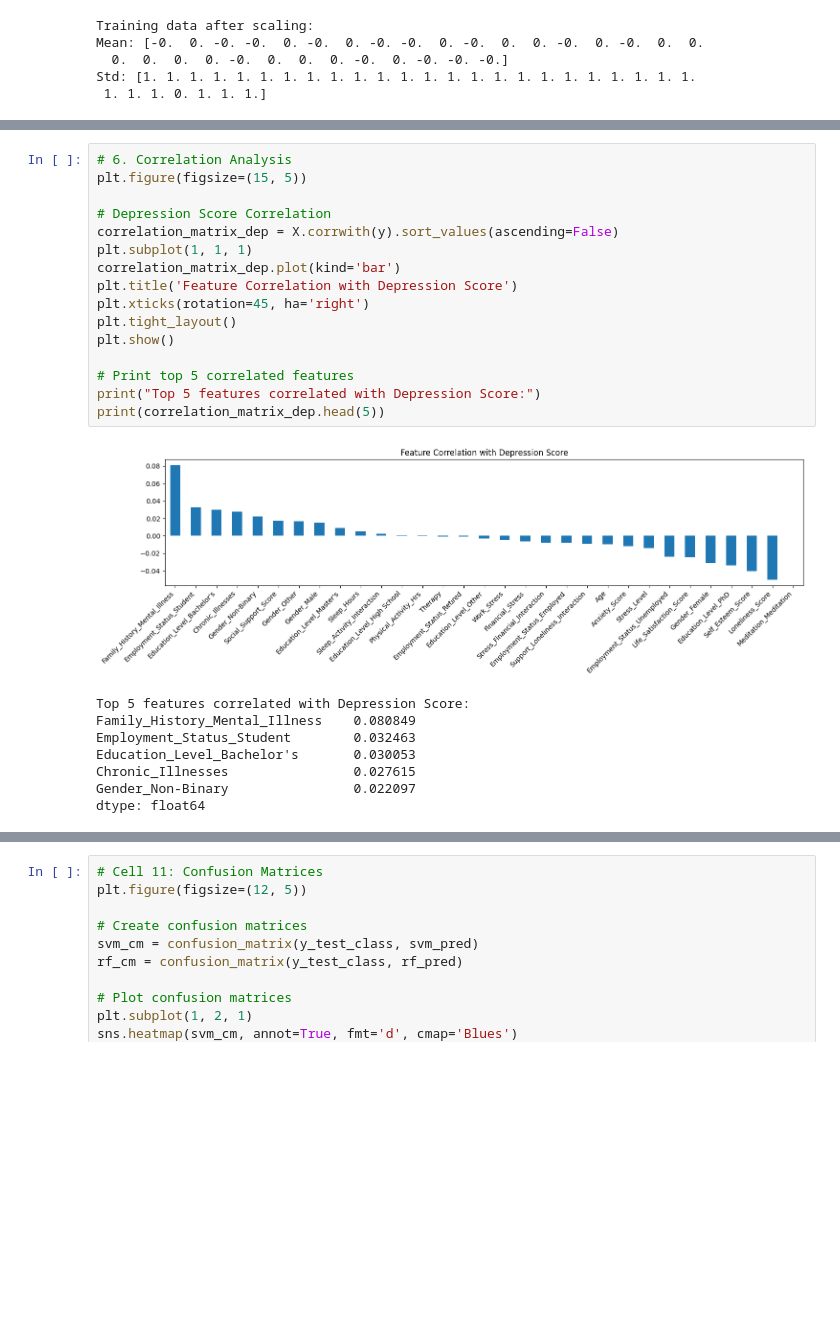
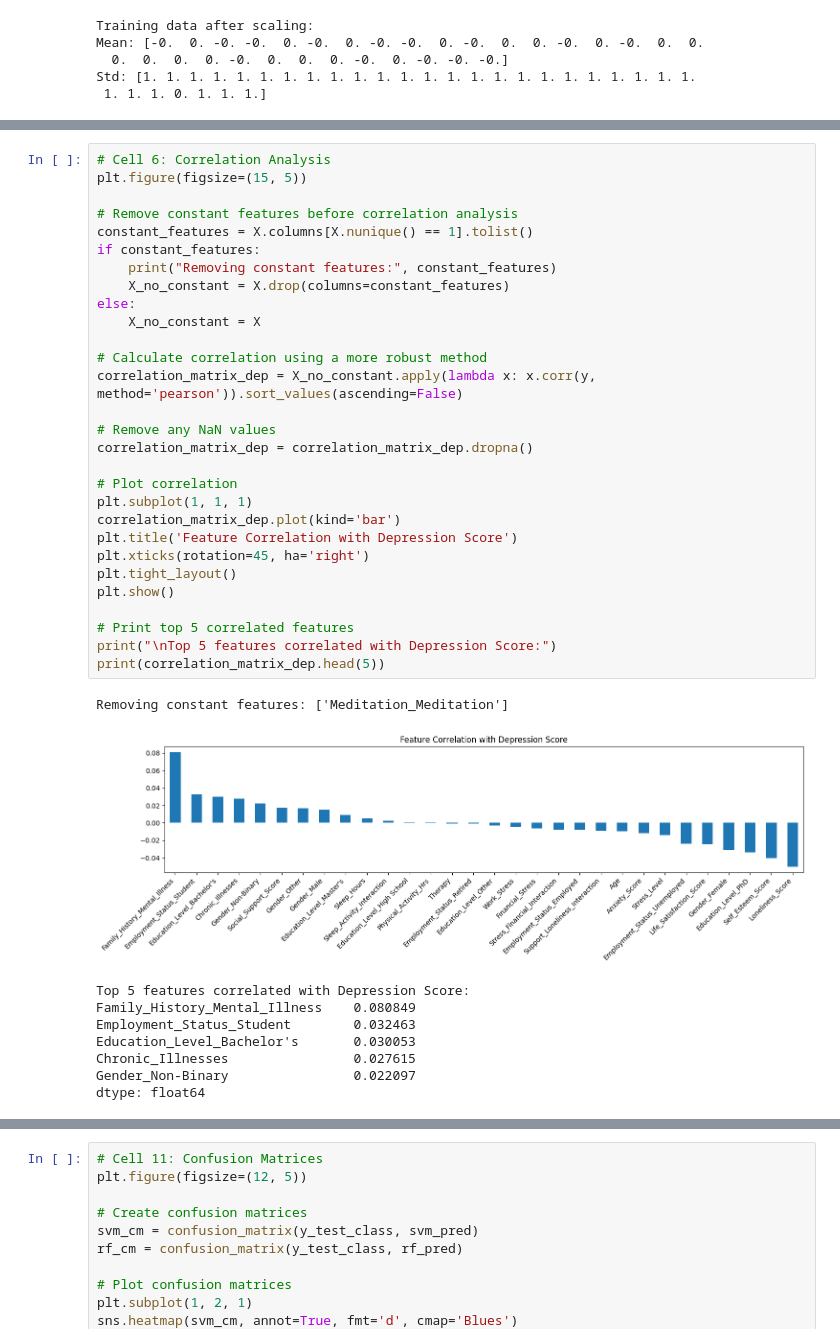
Before and after one commit to Chetakk/Mental-Health-Prediction, a Jupyter notebook: notebooks/Main.ipynb, the cells around one changed output, grey strips where cells are left out. Cells and saved outputs as stored; diff of their text form; blank space fills up the shorter version.

```diff
--- a/notebooks/Main.ipynb
+++ b/notebooks/Main.ipynb
@@ -128,28 +167,42 @@ Selected features for Depression:
 # %%
-# 6. Correlation Analysis
+# Cell 6: Correlation Analysis
 plt.figure(figsize=(15, 5))
 
-# Depression Score Correlation
-correlation_matrix_dep = X.corrwith(y).sort_values(ascending=False)
+# Remove constant features before correlation analysis
+constant_features = X.columns[X.nunique() == 1].tolist()
+if constant_features:
+    print("Removing constant features:", constant_features)
+    X_no_constant = X.drop(columns=constant_features)
+else:
+    X_no_constant = X
+
+# Calculate correlation using a more robust method
+correlation_matrix_dep = X_no_constant.apply(lambda x: x.corr(y, method='pearson')).sort_values(ascending=False)
+
+# Remove any NaN values
+correlation_matrix_dep = correlation_matrix_dep.dropna()
+
+# Plot correlation
 plt.subplot(1, 1, 1)
 correlation_matrix_dep.plot(kind='bar')
 plt.title('Feature Correlation with Depression Score')
 plt.xticks(rotation=45, ha='right')
 plt.tight_layout()
 plt.show()
 
 # Print top 5 correlated features
-print("Top 5 features correlated with Depression Score:")
+print("\nTop 5 features correlated with Depression Score:")
 print(correlation_matrix_dep.head(5))
 # %% [output]
+Removing constant features: ['Meditation_Meditation']
-[figure, old version]
+[figure, new version]
-Top 5 features correlated with Depression Score:
-Family_History_Mental_Illness    0.080849
-Employment_Status_Student        0.032463
-Education_Level_Bachelor's       0.030053
-Chronic_Illnesses                0.027615
-Gender_Non-Binary                0.022097
-dtype: float64
+Top 5 features correlated with Depression Score:
+Family_History_Mental_Illness    0.080849
+Employment_Status_Student        0.032463
+Education_Level_Bachelor's       0.030053
+Chronic_Illnesses                0.027615
+Gender_Non-Binary                0.022097
+dtype: float64
 # %%
 # 7. Support Vector Machine Classification
 # Train SVM for Depression
```
Also changed, not shown: parts of 4 cells of this notebook.
